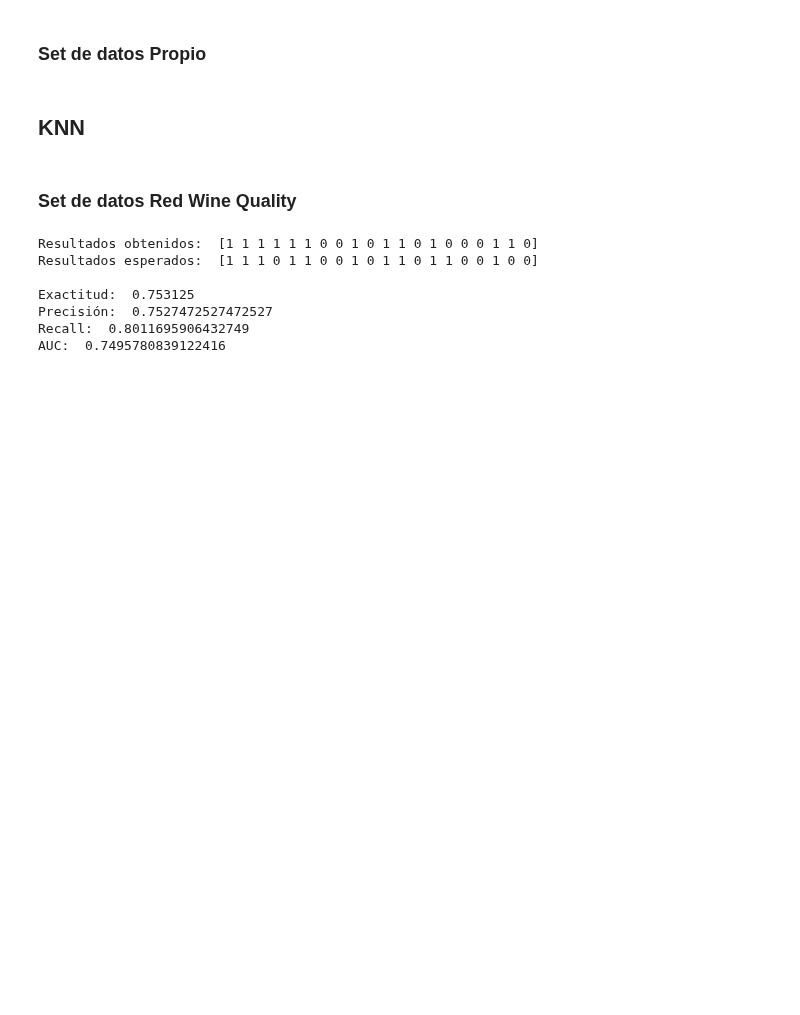
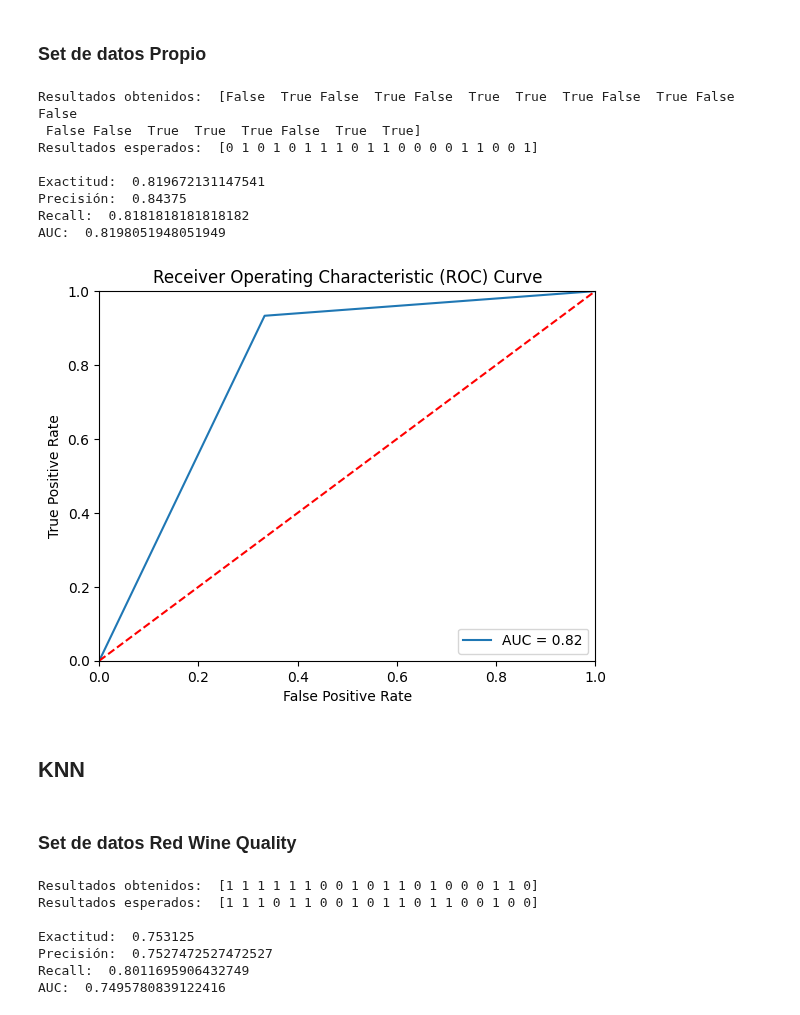
Before and after one commit to JulianCamacho/CE-5506-Reconocimiento-de-Patrones, a Jupyter notebook: Proyecto1/Proyecto1.ipynb, the cells around one changed output. Drawn from its saved outputs; the diff is of its cells as text; code cells hidden in the pictures; blank space fills up the shorter version.

```diff
--- a/Proyecto1/Proyecto1.ipynb
+++ b/Proyecto1/Proyecto1.ipynb
@@ -24,7 +25,7 @@ precision_sklearn = []
 recall_sklearn = []
 auc_sklearn = []
 # %%
-class LogisticRegression:
+class Logistic_Regression:
     def __init__(self, lr=0.01, num_iter=100000, fit_intercept=True):
         self.lr = lr
         self.num_iter = num_iter
@@ -270,16 +271,12 @@ AUC:  0.7666666666666668
 data_heart = pd.read_csv("heart.csv")
 
 #======  Feature Engineering  ======#
-data_heart.columns
-# Selección de features relevantes
-#data_heart = data_heart.loc[:, ['GamesPlayed', 'MinutesPlayed', 'PointsPerGame',
-#       'FieldGoalPercent','3PointPercent','FreeThrowPercent','target']]
 
 ## Estandarización de los datos
 X = data_heart.drop(['target', 'sex', 'fbs', 'exang'], axis=1)
 numeric_cols = X.select_dtypes(include=['float64', 'int64']).columns.tolist()
-#scaler = MinMaxScaler()
-scaler = StandardScaler()
+scaler = MinMaxScaler()
+#scaler = StandardScaler()
 scaler.fit(X[numeric_cols])
 scaled_data = scaler.transform(X[numeric_cols])
 data_heart[numeric_cols] = scaled_data
@@ -312,6 +309,6 @@ y_test_heart  = y_test_heart.values
 # %%
 # Entrenar el modelo de regresión logística
-logistic_reg_model = LogisticRegression(lr=0.03, num_iter=50000)
+logistic_reg_model = Logistic_Regression(lr=0.03, num_iter=50000)
 logistic_reg_model.fit(X_train_heart, y_train_heart)
 
 # Realizar predicciones sobre los datos de prueba
@@ -453,5 +453,25 @@ print(recall_data[1])
 # %% [markdown]
 ### Set de datos Propio
+# %%
+#Instanciar modelo de árbol de decision
+model = DecisionTreeClassifier(max_depth=10)
+tree = model.fit(X_train_heart, y_train_heart)
+y_pred = model.predict(X_test_heart)
+
+print("Resultados obtenidos: ", y_pred_heart[:20])
+print("Resultados esperados: ", y_test_heart[:20], "\n")
+
+computeMetrics(y_test_heart, y_pred_heart)
+# %% [output]
+Resultados obtenidos:  [False  True False  True False  True  True  True False  True False False
+ False False  True  True  True False  True  True]
+Resultados esperados:  [0 1 0 1 0 1 1 1 0 1 1 0 0 0 0 1 1 0 0 1]
+
+Exactitud:  0.819672131147541
+Precisión:  0.84375
+Recall:  0.8181818181818182
+AUC:  0.8198051948051949
+[figure, added]
 # %% [markdown]
 ## KNN
 # %%
```
Also changed, not shown: parts of 17 cells of this notebook, 1 other file.
